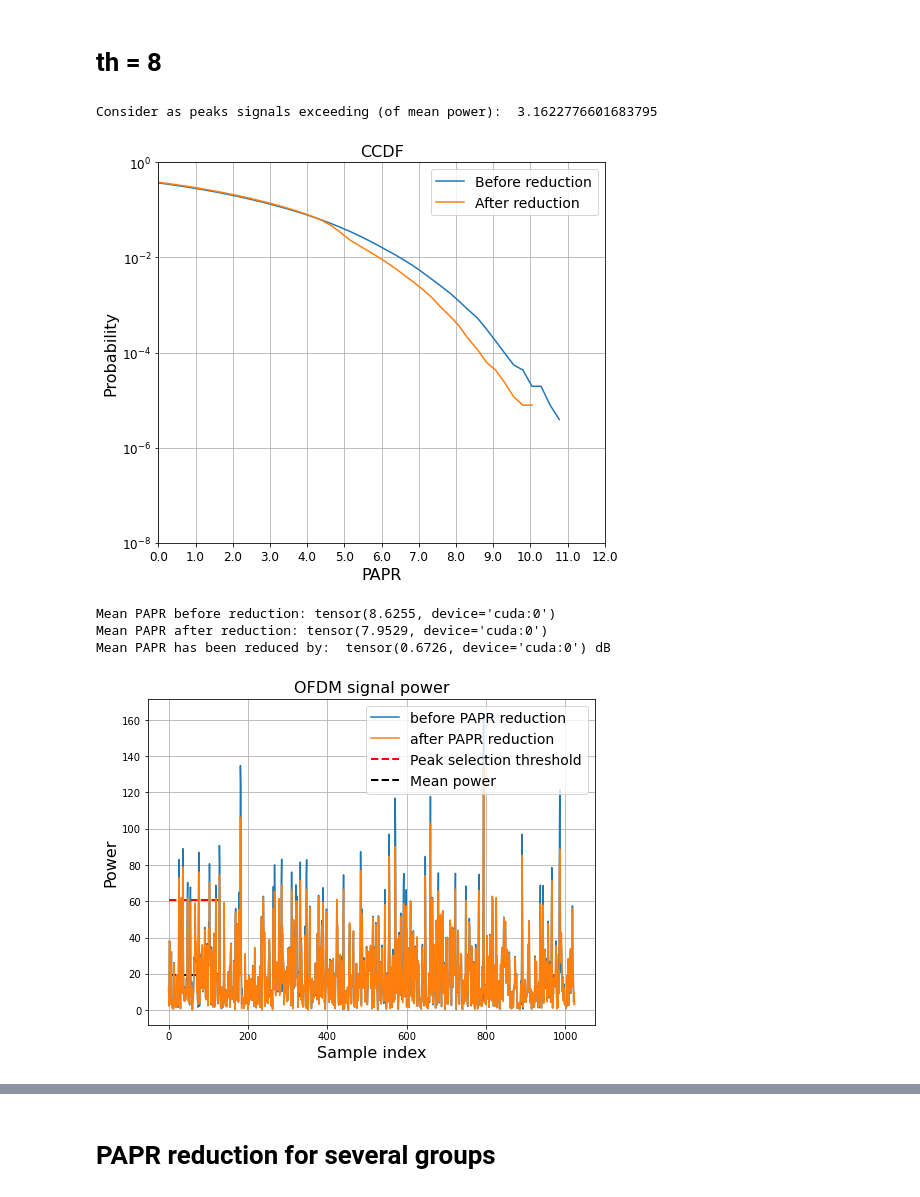
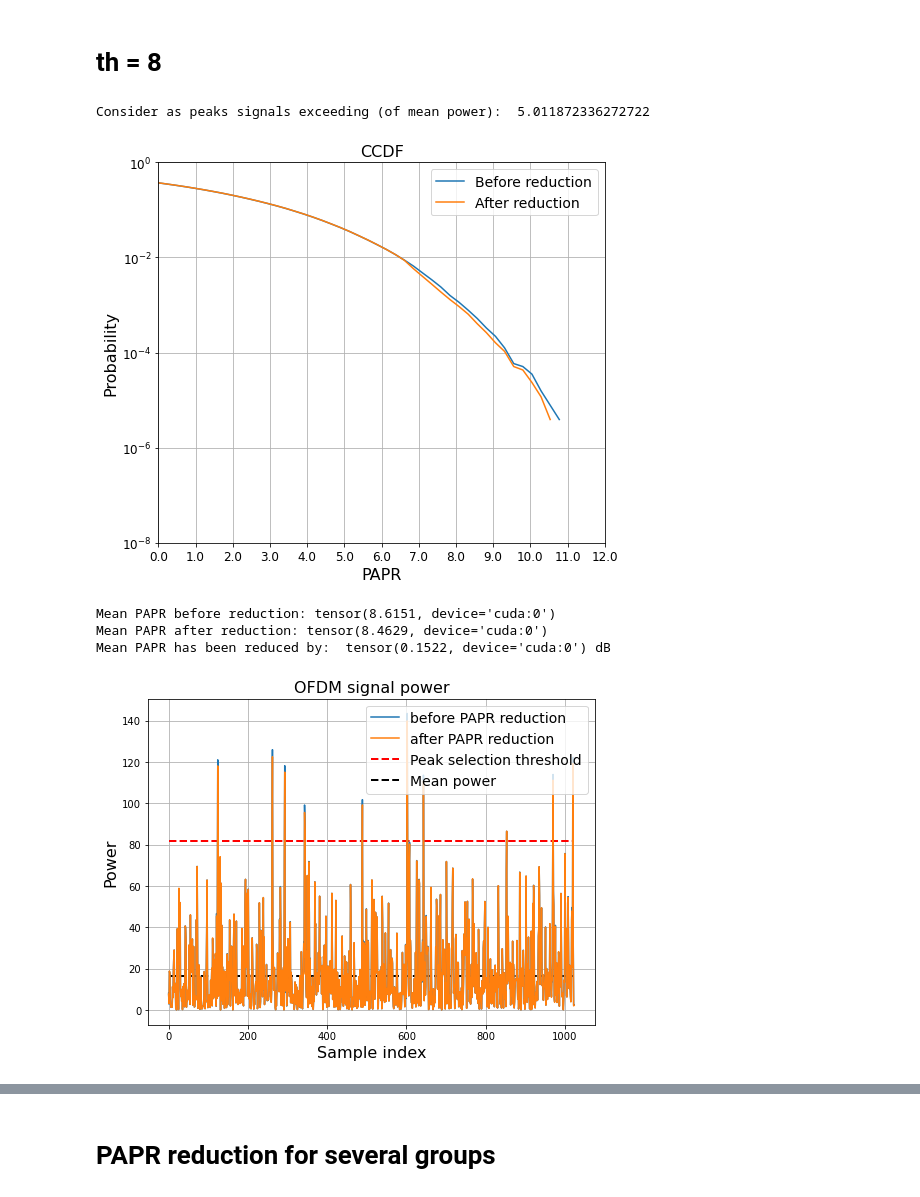
Before and after one commit to Skrikunov/PAPR_reduction, a Jupyter notebook: PAPR.ipynb, the cells around one changed output, grey strips where cells are left out. Saved outputs shown, nothing was run; the diff lists cells and outputs as text; code cells hidden in the pictures.

```diff
--- a/PAPR.ipynb
+++ b/PAPR.ipynb
@@ -245,15 +103,6 @@ PTX_allocation = syst.PTX_allocate(config=cfg,info=True)
 # Modulation type and according EVM allocation
 MOD_allocation,EVM_allocation = syst.MOD_allocate(config=cfg,info=True)
 
-PTX_allocation = np.array([10,60,30])
-MOD_allocation,EVM_allocation = ['QAM16','QAM16','QPSK'],np.array([17.5,17.5,17.5])
-
-# PTX_allocation = np.array([90,10])
-# MOD_allocation,EVM_allocation = ['QPSK','QAM256'],np.array([17.5,3.5])
-
-# PTX_allocation = np.array([100])
-# MOD_allocation,EVM_allocation = ['QAM64'],np.array([3.5])
-
 ANL_allocation_P,ANL_allocation_A = syst.get_ANL_allocation(EVM_allocation,PTX_allocation,info=True)
 ANL_allocation = ANL_allocation_P
 
@@ -361,7 +204,7 @@ plt.show()
 # PAPR probability density function (PDF)
 # %%
 a = []
-for i in range(10):
+for i in range(100):
     torch.cuda.ipc_collect()
     torch.cuda.empty_cache()
     D = syst.GEN_points(device,MOD_allocation,RB_allocation,cfg,info=False)
@@ -519,8 +332,8 @@ Mean PAPR has been reduced by:  tensor(0.6660, device='cuda:0') dB
 # %% [markdown]
 # th = 8
 # %%
-peak_th = 5
-i=1
+peak_th = 7
+i=0
 
 G0_UE_idx = np.array([i])
 G0_ANL = ANL_allocation[i]
@@ -542,7 +355,7 @@ print("Consider as peaks signals exceeding (of mean power): ",10**(peak_th/10))
 # S_t_reduced = prd.PAPR_reduce(S_t,peak_th,G0_group_th,G0_SC,S_sc,cfg,info=False)
 S_t_reduced = prd.PAPR_reduce(S_t,peak_th,G0_group_th,G0_SC[:300],S_sc,cfg,info=False)
 # %% [output]
-Consider as peaks signals exceeding (of mean power):  3.1622776601683795
+Consider as peaks signals exceeding (of mean power):  5.011872336272722
 # %%
 LABELS = ["Before reduction","After reduction"]
 CCDF1 = ccdf.get_CCDF(papr_range=PAPR_RANGE,S_t=S_t)
@@ -556,22 +369,22 @@ print('Mean PAPR before reduction:',PAPR_mean0)
 print('Mean PAPR after reduction:',PAPR_mean1)
 print('Mean PAPR has been reduced by: ',PAPR_mean0-PAPR_mean1,'dB')
 # %% [output]
-[figure, old version]
+[figure, new version]
-Mean PAPR before reduction: tensor(8.6255, device='cuda:0')
-Mean PAPR after reduction: tensor(7.9529, device='cuda:0')
-Mean PAPR has been reduced by:  tensor(0.6726, device='cuda:0') dB
+Mean PAPR before reduction: tensor(8.6151, device='cuda:0')
+Mean PAPR after reduction: tensor(8.4629, device='cuda:0')
+Mean PAPR has been reduced by:  tensor(0.1522, device='cuda:0') dB
 # %%
 plt.figure(figsize=(8,6))
 plt.title('OFDM signal power',fontsize=16)
-plt.hlines(np.mean(np.abs(np.array(S_t[1,:128].cpu()))**2)*10**(peak_th/10),0,128,'r','--',linewidth=2,label='Peak selection threshold')
-plt.hlines(np.mean(np.abs(np.array(S_t[1,:128].cpu()))**2),0,128,'k','--',linewidth=2,label='Mean power')
+plt.hlines(np.mean(np.abs(np.array(S_t[1,:128].cpu()))**2)*10**(peak_th/10),0,1024,'r','--',linewidth=2,label='Peak selection threshold')
+plt.hlines(np.mean(np.abs(np.array(S_t[1,:128].cpu()))**2),0,1024,'k','--',linewidth=2,label='Mean power')
 
 plt.plot(abs(S_t[:,0].cpu())**2,label='before PAPR reduction')
 plt.plot(abs(S_t_reduced[:,0].cpu())**2,label='after PAPR reduction')
 plt.legend(loc='upper right', prop={'size': 14})
 plt.xlabel('Sample index',fontsize=16)
 plt.ylabel('Power',fontsize=16)
 plt.grid()
 # %% [output]
-[figure, old version]
+[figure, new version]
 # %%
```
Also changed, not shown: parts of 42 cells of this notebook, 4 other files.
